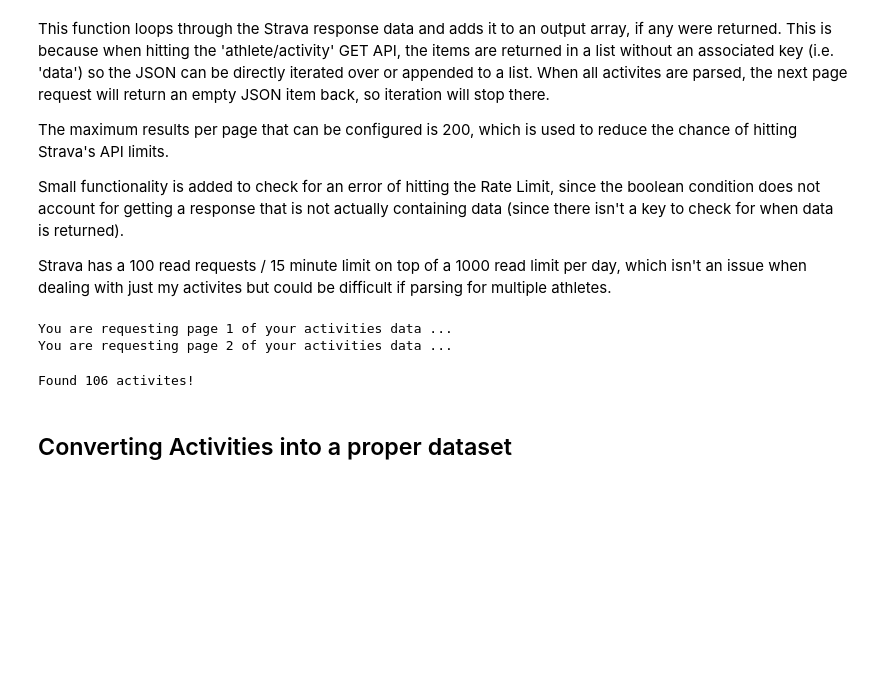
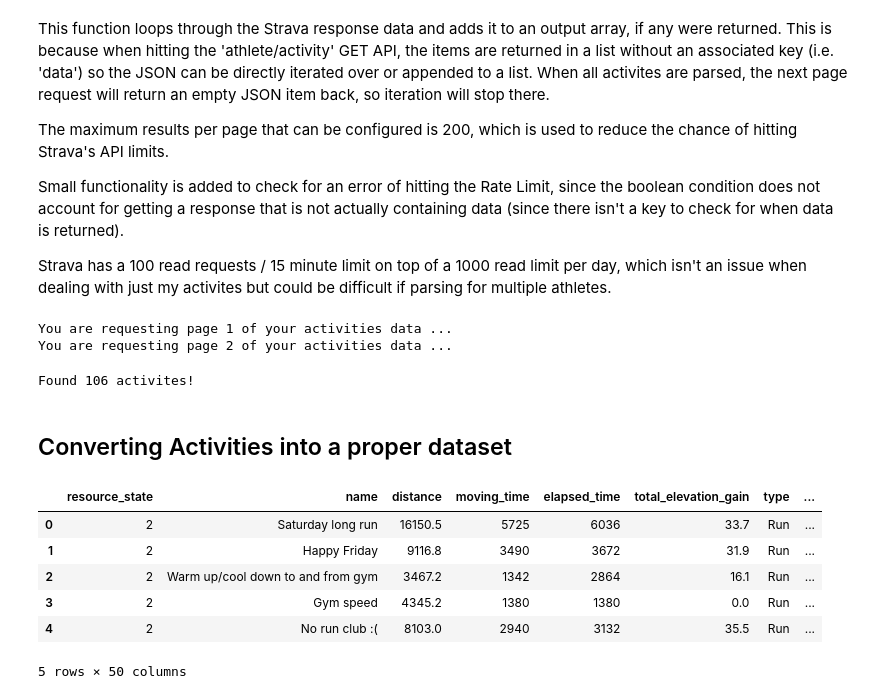
Before and after one commit to gknappattack/MyRunningData, a Jupyter notebook: strava.ipynb, the cells around one changed output. Cells and saved outputs as stored; diff of their text form; code cells hidden in the pictures; blank space fills up the shorter version.

```diff
--- a/strava.ipynb
+++ b/strava.ipynb
@@ -87,0 +92,10 @@ Found 106 activites!
+# %%
+df.head()
+# %% [output]
+|  | resource_state | name | distance | moving_time | elapsed_time | total_elevation_gain | type | ... |
+| 0 | 2 | Saturday long run | 16150.5 | 5725 | 6036 | 33.7 | Run | ... |
+| 1 | 2 | Happy Friday | 9116.8 | 3490 | 3672 | 31.9 | Run | ... |
+| 2 | 2 | Warm up/cool down to and from gym | 3467.2 | 1342 | 2864 | 16.1 | Run | ... |
+| 3 | 2 | Gym speed | 4345.2 | 1380 | 1380 | 0.0 | Run | ... |
+| 4 | 2 | No run club :( | 8103.0 | 2940 | 3132 | 35.5 | Run | ... |
+5 rows × 50 columns
```
Also changed, not shown: parts of 15 cells of this notebook, 1 other file.
